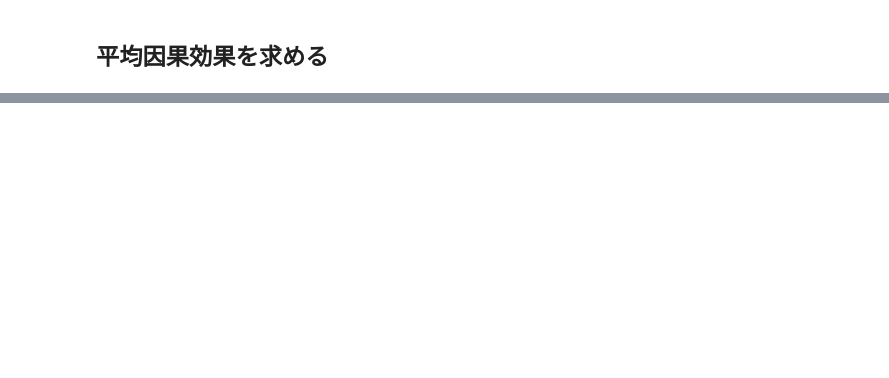
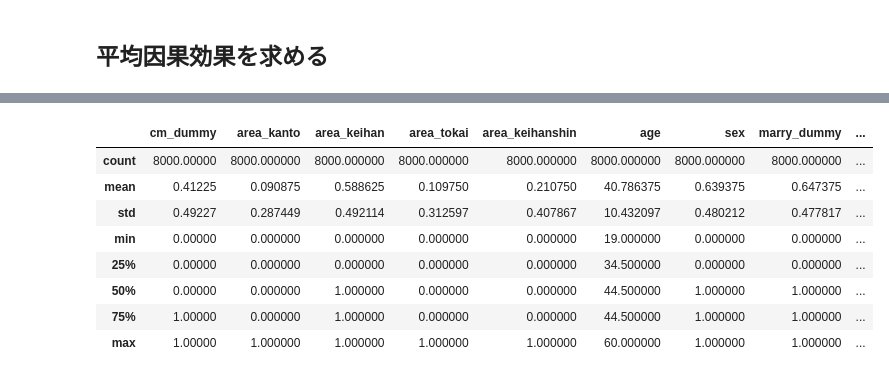
Before and after one commit to Itsuki-Hamano123/practice-casualeffect, a Jupyter notebook: econml/cm_causality.ipynb, the cells around one changed output, grey strips where cells are left out. Cells and saved outputs as stored; diff of their text form; code cells hidden in the pictures; blank space fills up the shorter version.

```diff
--- a/econml/cm_causality.ipynb
+++ b/econml/cm_causality.ipynb
@@ -501,0 +543,32 @@ DA-Leaner内の傾向スコアモデルの検証精度:0.7075
+# %%
+def adjust_nega_gamesec_cate(obs_Y, pred_cate):
+    """
+    実験前のゲーム時間が負数となってしまうユーザのcateを修正
+
+    Parameters
+    -----
+    obs_Y : ndarray(d)
+        観測されているアウトカム
+    pred_cate : nddarya(d)
+        モデルが予測したcate
+
+    Returns
+    -----
+    adjust_cate : ndarray(d)
+
+    Notes
+    -----
+    INFO : 負数となったユーザのCATEは0に置き換え
+    """
+    adjust_cate = pred_cate
+    for i, (indiv_y, indiv_cate) in enumerate(zip(obs_Y, pred_cate)):
+        indiv_y_before = indiv_y - indiv_cate
+        if indiv_y_before <= 0:
+            adjust_cate[i] = 0
+
+    return adjust_cate
+# %%
+train_data["adjust_SLeaner_cate"] = adjust_nega_gamesec_cate(train_data[OUTCOME_COLUMN].values, SLearner_model.effect(train_data[COVARIATE_COLUMNS]))
+train_data["adjust_SparseDRLeaner_cate"] = adjust_nega_gamesec_cate(train_data[OUTCOME_COLUMN].values, Sparse_DRLearner_model.effect(train_data[COVARIATE_COLUMNS]))
+train_data["adjust_XLeaner_cate"] = adjust_nega_gamesec_cate(train_data[OUTCOME_COLUMN].values, XLearner_model.effect(train_data[COVARIATE_COLUMNS]))
+train_data["adjust_DALeaner_cate"] = adjust_nega_gamesec_cate(train_data[OUTCOME_COLUMN].values, DALearner_model.effect(train_data[COVARIATE_COLUMNS]))
@@ -501,0 +596,12 @@ DA-Leaner内の傾向スコアモデルの検証精度:0.7075
+# %%
+train_data.describe()
+# %% [output]
+|  | cm_dummy | area_kanto | area_keihan | area_tokai | area_keihanshin | age | sex | marry_dummy | ... |
+| count | 8000.00000 | 8000.000000 | 8000.000000 | 8000.000000 | 8000.000000 | 8000.000000 | 8000.000000 | 8000.000000 | ... |
+| mean | 0.41225 | 0.090875 | 0.588625 | 0.109750 | 0.210750 | 40.786375 | 0.639375 | 0.647375 | ... |
+| std | 0.49227 | 0.287449 | 0.492114 | 0.312597 | 0.407867 | 10.432097 | 0.480212 | 0.477817 | ... |
+| min | 0.00000 | 0.000000 | 0.000000 | 0.000000 | 0.000000 | 19.000000 | 0.000000 | 0.000000 | ... |
+| 25% | 0.00000 | 0.000000 | 0.000000 | 0.000000 | 0.000000 | 34.500000 | 0.000000 | 0.000000 | ... |
+| 50% | 0.00000 | 0.000000 | 1.000000 | 0.000000 | 0.000000 | 44.500000 | 1.000000 | 1.000000 | ... |
+| 75% | 1.00000 | 0.000000 | 1.000000 | 0.000000 | 0.000000 | 44.500000 | 1.000000 | 1.000000 | ... |
+| max | 1.00000 | 1.000000 | 1.000000 | 1.000000 | 1.000000 | 60.000000 | 1.000000 | 1.000000 | ... |
```
Also changed, not shown: parts of 16 cells of this notebook.
